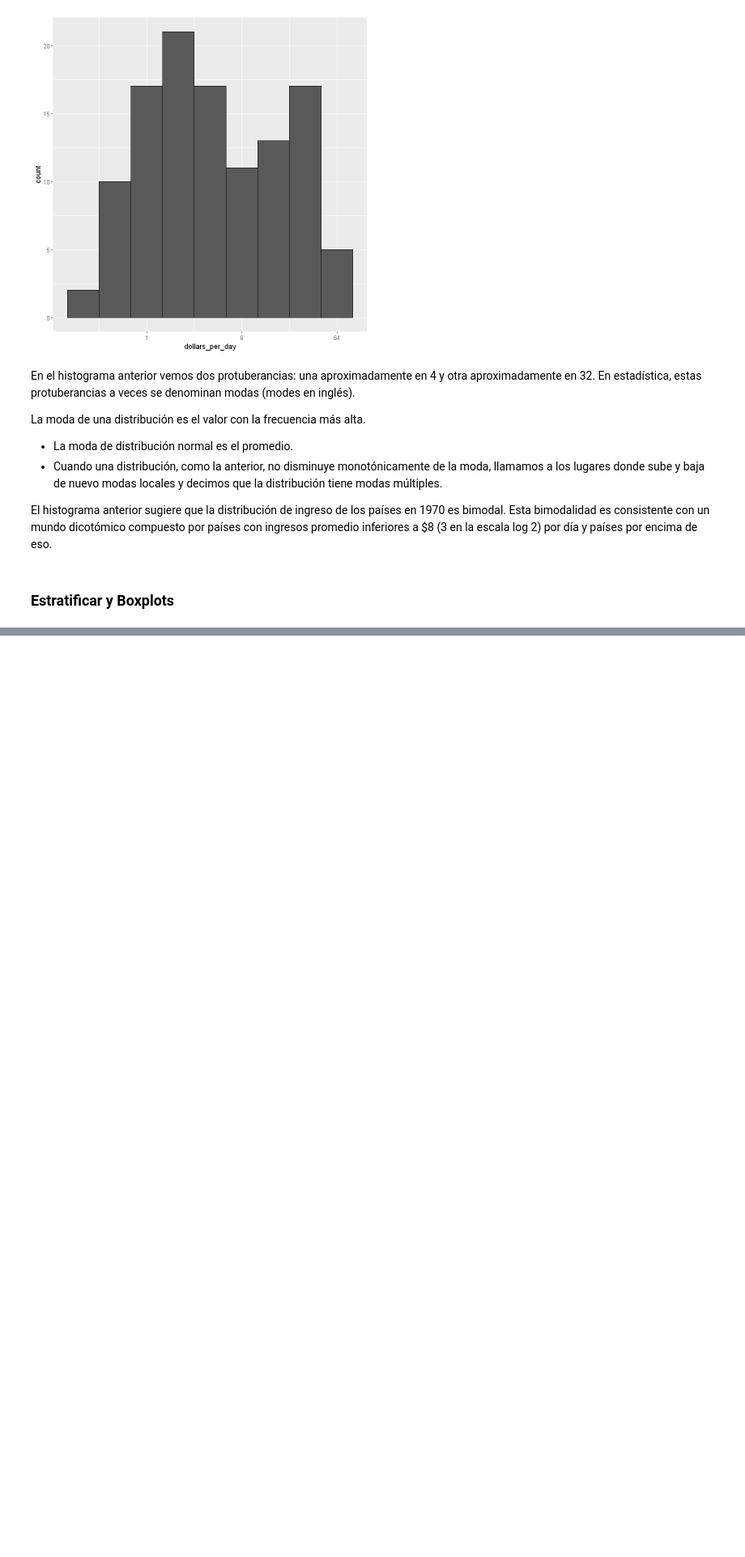
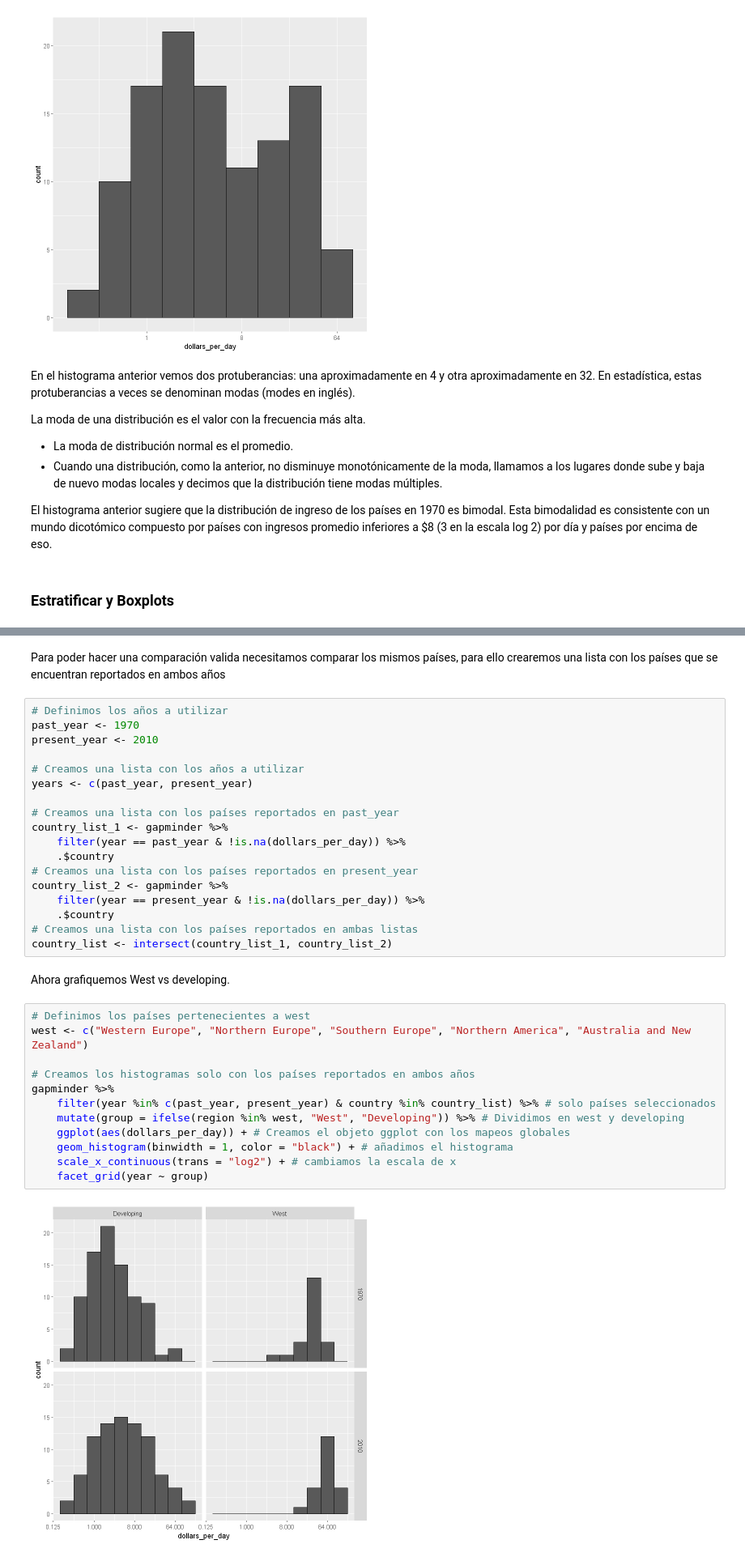
Before and after one commit to RaymundoSGlz/Data-Visualization, a Jupyter notebook: Gapminder.ipynb, the cells around one changed output, grey strips where cells are left out. Shown at 81% size. Drawn from its saved outputs; the diff is of its cells as text; blank space fills up the shorter version.

```diff
--- a/Gapminder.ipynb
+++ b/Gapminder.ipynb
@@ -281,0 +325,36 @@ El histograma anterior sugiere que la distribución de ingreso de los países en
+# %% [markdown]
+Para poder hacer una comparación valida necesitamos comparar los mismos países, para ello crearemos una lista con los países que se encuentran reportados en ambos años
+# %%
+# Definimos los años a utilizar
+past_year <- 1970
+present_year <- 2010
+
+# Creamos una lista con los años a utilizar
+years <- c(past_year, present_year)
+
+# Creamos una lista con los países reportados en past_year
+country_list_1 <- gapminder %>%
+    filter(year == past_year & !is.na(dollars_per_day)) %>%
+    .$country
+# Creamos una lista con los países reportados en present_year
+country_list_2 <- gapminder %>%
+    filter(year == present_year & !is.na(dollars_per_day)) %>%
+    .$country
+# Creamos una lista con los países reportados en ambas listas
+country_list <- intersect(country_list_1, country_list_2)
+# %% [markdown]
+Ahora grafiquemos West vs developing.
+# %%
+# Definimos los países pertenecientes a west
+west <- c("Western Europe", "Northern Europe", "Southern Europe", "Northern America", "Australia and New Zealand")
+
+# Creamos los histogramas solo con los países reportados en ambos años
+gapminder %>%
+    filter(year %in% c(past_year, present_year) & country %in% country_list) %>% # solo países seleccionados
+    mutate(group = ifelse(region %in% west, "West", "Developing")) %>% # Dividimos en west y developing
+    ggplot(aes(dollars_per_day)) + # Creamos el objeto ggplot con los mapeos globales
+    geom_histogram(binwidth = 1, color = "black") + # añadimos el histograma
+    scale_x_continuous(trans = "log2") + # cambiamos la escala de x
+    facet_grid(year ~ group)
+# %% [output]
+[figure, added]
```
Also changed, not shown: parts of 29 cells of this notebook, 1 other file.
